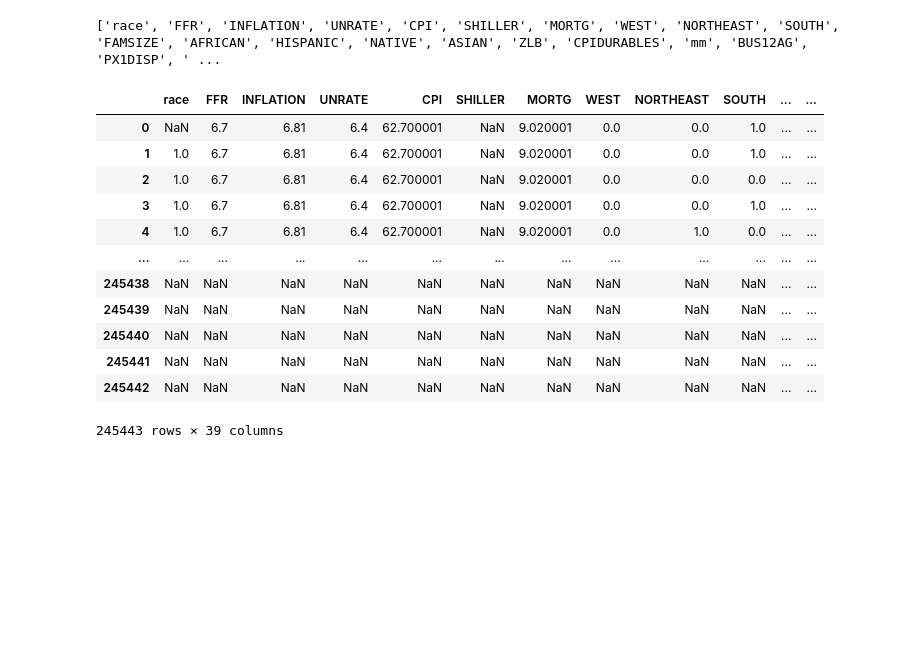
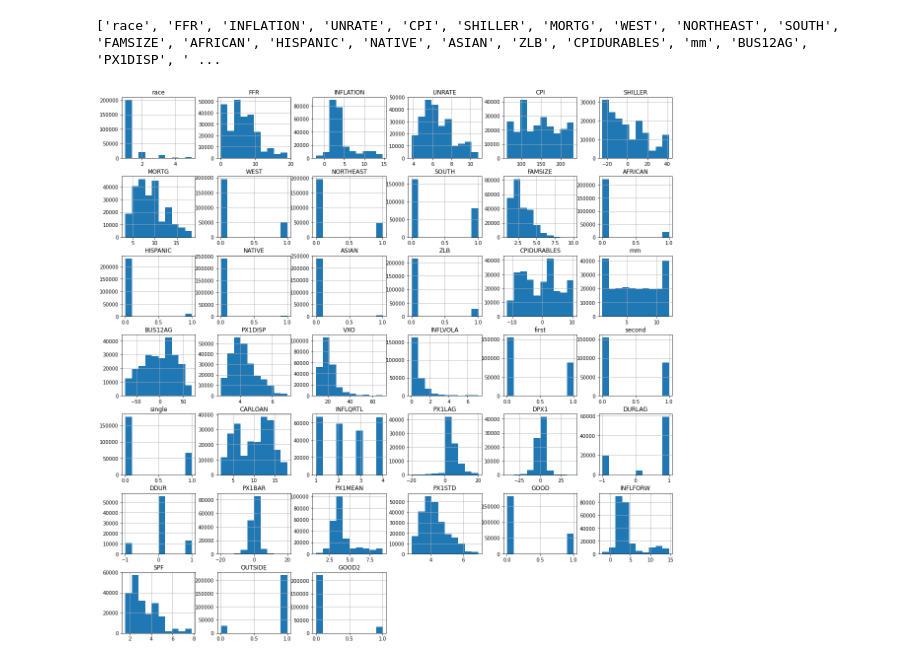
Before and after one commit to Wesley-Janson/stat27420_final_project, a Jupyter notebook: replication_test.ipynb, the cells around one changed output. Cells and saved outputs as stored; diff of their text form; code cells hidden in the pictures; blank space fills up the shorter version.

Commit message:
visualizations

```diff
--- a/replication_test.ipynb
+++ b/replication_test.ipynb
@@ -67,19 +68,8 @@ not_in_new = [x for x in old_cols if x.lower() not in s2]
 print(not_in_new)
 # %% [output]
 ['race', 'FFR', 'INFLATION', 'UNRATE', 'CPI', 'SHILLER', 'MORTG', 'WEST', 'NORTHEAST', 'SOUTH', 'FAMSIZE', 'AFRICAN', 'HISPANIC', 'NATIVE', 'ASIAN', 'ZLB', 'CPIDURABLES', 'mm', 'BUS12AG', 'PX1DISP', ' ...
-# %%
-old_data[not_in_new]
-# %% [output]
-|  | race | FFR | INFLATION | UNRATE | CPI | SHILLER | MORTG | WEST | NORTHEAST | SOUTH | ... | ... |
-| 0 | NaN | 6.7 | 6.81 | 6.4 | 62.700001 | NaN | 9.020001 | 0.0 | 0.0 | 1.0 | ... | ... |
-| 1 | 1.0 | 6.7 | 6.81 | 6.4 | 62.700001 | NaN | 9.020001 | 0.0 | 0.0 | 1.0 | ... | ... |
-| 2 | 1.0 | 6.7 | 6.81 | 6.4 | 62.700001 | NaN | 9.020001 | 0.0 | 0.0 | 0.0 | ... | ... |
-| 3 | 1.0 | 6.7 | 6.81 | 6.4 | 62.700001 | NaN | 9.020001 | 0.0 | 0.0 | 1.0 | ... | ... |
-| 4 | 1.0 | 6.7 | 6.81 | 6.4 | 62.700001 | NaN | 9.020001 | 0.0 | 1.0 | 0.0 | ... | ... |
-| ... | ... | ... | ... | ... | ... | ... | ... | ... | ... | ... | ... | ... |
-| 245438 | NaN | NaN | NaN | NaN | NaN | NaN | NaN | NaN | NaN | NaN | ... | ... |
-| 245439 | NaN | NaN | NaN | NaN | NaN | NaN | NaN | NaN | NaN | NaN | ... | ... |
-| 245440 | NaN | NaN | NaN | NaN | NaN | NaN | NaN | NaN | NaN | NaN | ... | ... |
-| 245441 | NaN | NaN | NaN | NaN | NaN | NaN | NaN | NaN | NaN | NaN | ... | ... |
-| 245442 | NaN | NaN | NaN | NaN | NaN | NaN | NaN | NaN | NaN | NaN | ... | ... |
-245443 rows × 39 columns
+# %%
+old_data[not_in_new].hist(figsize=(20,20))
+plt.show()
+# %% [output]
+[figure, added]
```
Also changed, not shown: parts of 2 cells of this notebook.
